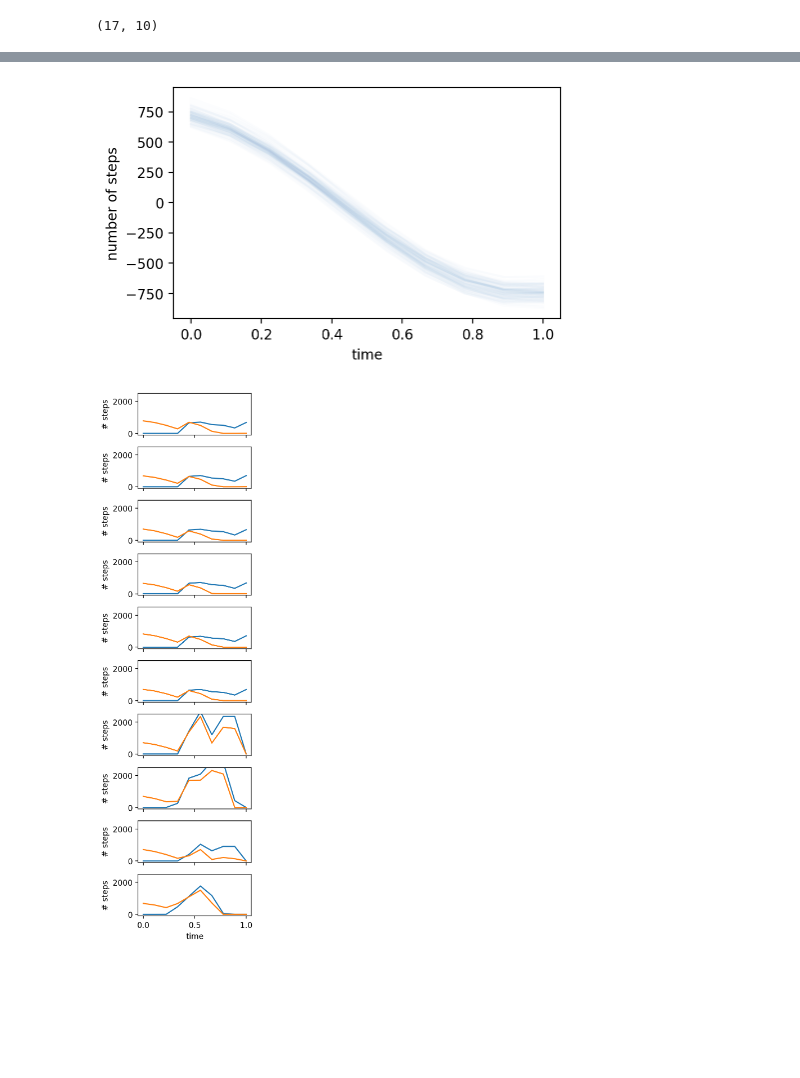
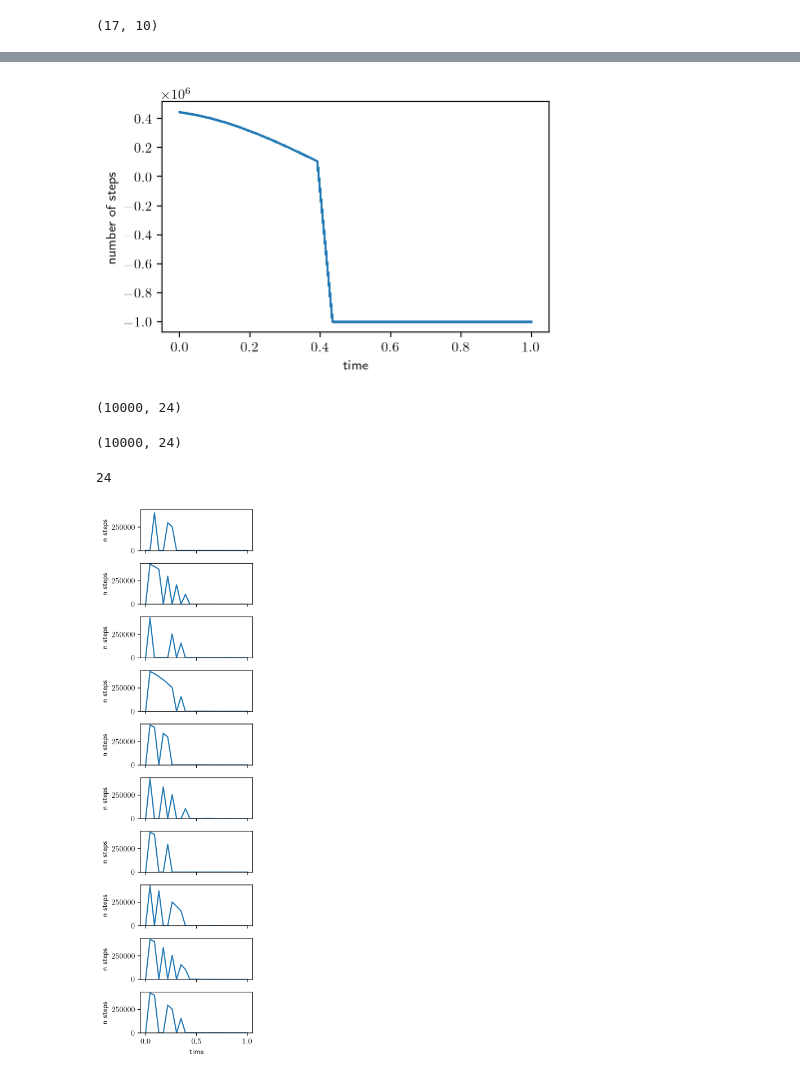
Before and after one commit to AurelienNioche/MAppAnalysis, a Jupyter notebook: notebooks/active_inference/main_13.ipynb, the cells around one changed output, grey strips where cells are left out. Saved outputs shown, nothing was run; the diff lists cells and outputs as text; code cells hidden in the pictures; blank space fills up the shorter version.

```diff
--- a/notebooks/active_inference/main_13.ipynb
+++ b/notebooks/active_inference/main_13.ipynb
@@ -403,13 +411,13 @@ ax.plot(n_components_range_beta, all_beta_scores, marker='o')
 best_beta_idx = np.argmin(all_beta_scores)
 best_beta_gmm = all_beta_gmm[best_beta_idx]
 
-n_sample_beta = 100 # This will be number of days that will be generated
+n_sample_beta = 10000 # This will be number of days that will be generated
 
 samples_beta, _  = best_beta_gmm.sample(n_samples=n_sample_beta)
 # %%
 np.random.seed(1234)
 
-deriv_cum_steps = np.zeros((n_sample_beta, n_timestep))
+deriv_cum_steps = np.zeros((n_sample_beta, timestep.size))
 
 for day in range(n_sample_beta):
 
@@ -459,7 +467,9 @@ def square_exponential_kernel(x, alpha, length):
     sq_dist = np.sum(x**2, 1).reshape(-1, 1) + np.sum(x**2, 1) - 2 * np.dot(x, x.T)
     return alpha**2 * np.exp(-0.5 * sq_dist / length**2)
 # %%
-mu = 750*np.cos(3 * (timestep - 2))
+mu = 60000 + 400000*np.cos(3 * (timestep - 2))
+mu[timestep > 0.4] = - 1000000
+# mu = - 5000 + 10000*1/(1 + np.exp(1000*(timestep- 0.5)))
 sigma = square_exponential_kernel(timestep, 50,  0.5)
 rng = np.random.default_rng(1234)
 push_effect = rng.multivariate_normal(mu, sigma, size=n_sample_beta)
@@ -469,5 +479,5 @@ ax.plot(timestep, push_effect.T, color="C0", alpha=0.01)
 ax.set_xlabel("time")
 ax.set_ylabel("number of steps");
 # %% [output]
-[figure, old version]
+[figure, new version]
 # %%
@@ -478,20 +488,31 @@ activity[activity < 0] = 0
+# %%
+deriv_cum_steps.shape
+# %% [output]
+(10000, 24)
+# %%
+push_effect.shape
+# %% [output]
+(10000, 24)
+# %%
+timestep.size
+# %% [output]
+24
+# %%
+actions =  np.random.choice([0, 1], size=(n_sample_beta, timestep.size-1))
+combined = deriv_cum_steps.copy()
+combined[:, 1:] += actions * push_effect[:, 1:]
+combined[combined < 0] = 0
 # %%
-activity = np.zeros((2,) + tuple(deriv_cum_steps.shape))
-activity[0] = deriv_cum_steps
-activity[1] = deriv_cum_steps + push_effect[:deriv_cum_steps.shape[0]]
-activity[activity < 0] = 0
-
 # Plot the activity
-n_samples = min(deriv_cum_steps.shape[0], 10) # Number of days
+n_samples = min(combined.shape[0], 10) # Number of days
 fig, axes = plt.subplots(n_samples, figsize=(3, 10), sharex=True)
 for i, ax in enumerate(axes):
-    ax.plot(timestep, activity[0, i], color="C0")
-    ax.plot(timestep, activity[1, i], color="C1")
-    ax.set_ylim(np.min(activity) - 100, 2500)
+    ax.plot(timestep, combined[i], color="C0")
+    ax.set_ylim(np.min(combined) - 100, np.max(combined) + 100)
     ax.grid(False)
     if i == len(axes) - 1:
         ax.set_xlabel("time")
-    ax.set_ylabel("# steps")
+    ax.set_ylabel("n steps")
 fig.tight_layout()
 # %% [output]
-[figure, old version]
+[figure, new version]
```
Also changed, not shown: parts of 48 cells of this notebook, 1 other file.
